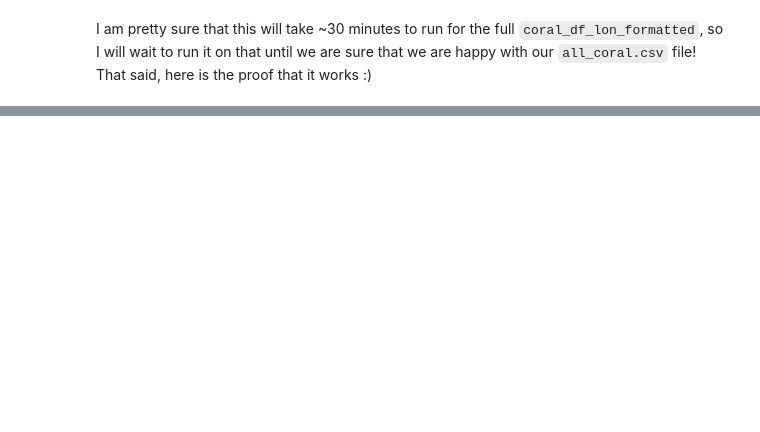
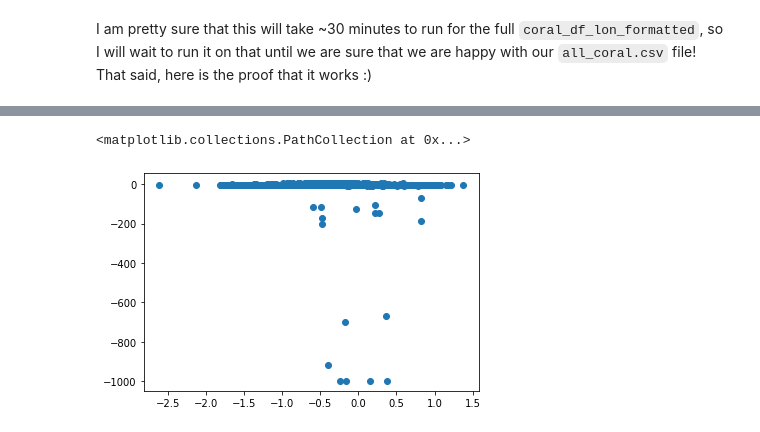
Before and after one commit to p-ai-org/p-climate, a Jupyter notebook: add_temp_coral.ipynb, the cells around one changed output, grey strips where cells are left out. Cells and saved outputs as stored; diff of their text form; code cells hidden in the pictures; blank space fills up the shorter version.

```diff
--- a/add_temp_coral.ipynb
+++ b/add_temp_coral.ipynb
@@ -448,0 +520,7 @@ coral_df_lon_formatted_with_temp
+# %%
+x = coral_df_lon_formatted_with_temp_outliers_removed['temp_anom']
+y= coral_df_lon_formatted_with_temp_outliers_removed['d18o']
+plt.scatter(x,y)
+# %% [output]
+<matplotlib.collections.PathCollection at 0x...>
+[figure, added]
```
Also changed, not shown: parts of 45 cells of this notebook.
